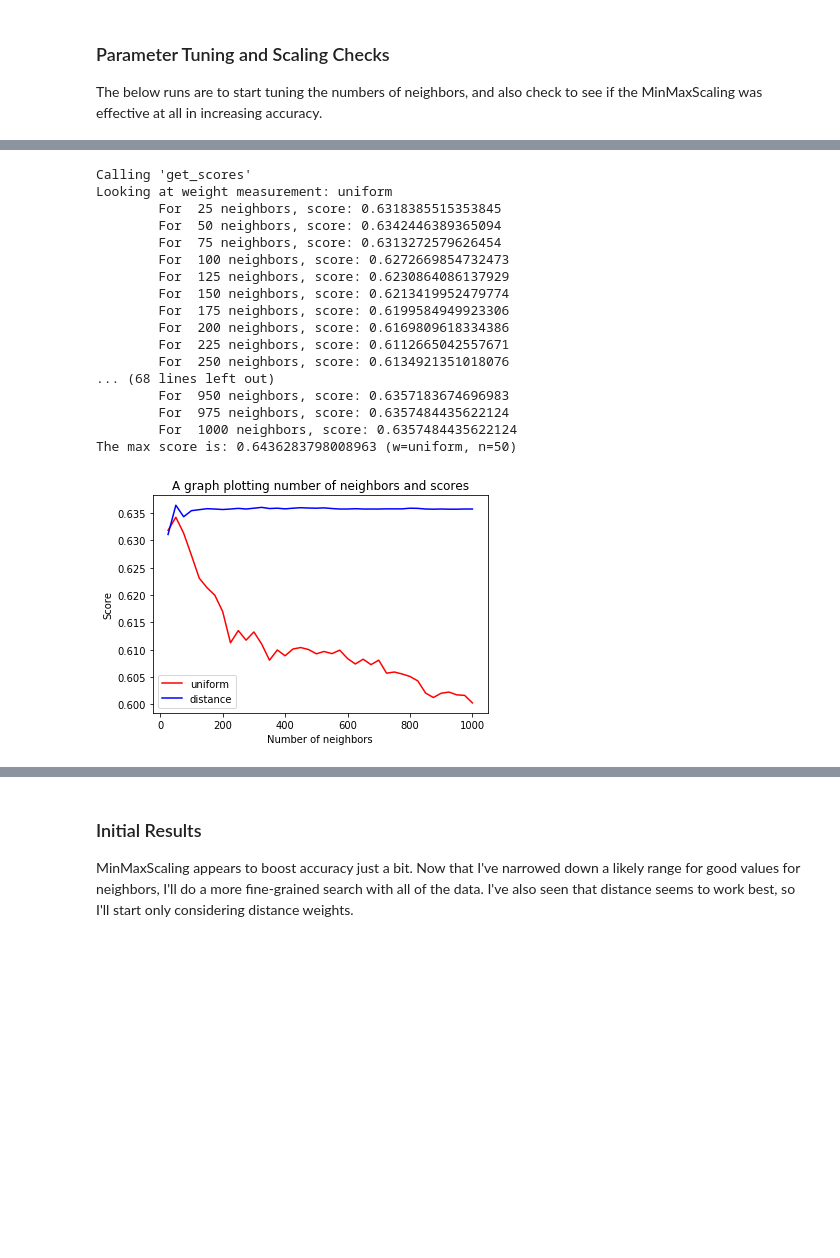
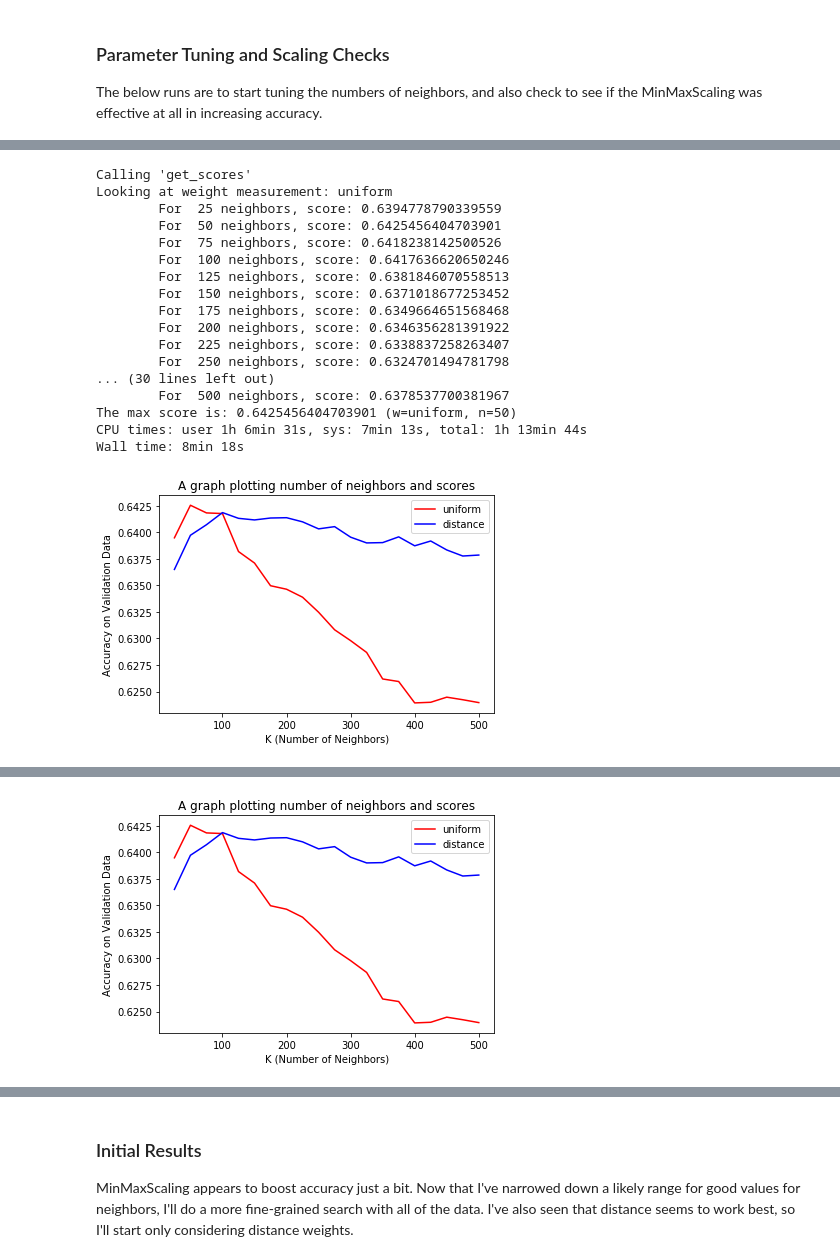
Before and after one commit to michaelmdresser/csci5622project, a Jupyter notebook: erika_knn.ipynb, the cells around one changed output, grey strips where cells are left out. Saved outputs shown, nothing was run; the diff lists cells and outputs as text; code cells hidden in the pictures; blank space fills up the shorter version.

```diff
--- a/erika_knn.ipynb
+++ b/erika_knn.ipynb
@@ -142,11 +158,13 @@ def get_knn_basic_mapper():
     return mapper
 # %%
 %%time
-mapper = get_knn_mapper()
-x_train_base_scaled = mapper.fit_transform(x_train_base)
-x_valid_base_scaled = mapper.transform(x_valid_base)
-x_train_d2v_scaled = mapper.fit_transform(x_train_d2v)
-x_valid_d2v_scaled = mapper.transform(x_valid_d2v)
+scaled_mapper = get_base_scaled_mapper()
+x_train_base_scaled = scaled_mapper.fit_transform(x_train_base)
+x_valid_base_scaled = scaled_mapper.transform(x_valid_base)
+
+ohe_mapper = get_base_ohe_mapper()
+x_train_base_ohe = ohe_mapper.fit_transform(x_train_base)
+x_valid_base_ohe = ohe_mapper.transform(x_valid_base)
 
 basic_mapper = get_knn_basic_mapper()
 x_train_basic_scaled = basic_mapper.fit_transform(x_train_basic)
@@ -188,7 +234,7 @@ def get_scores(n_low, n_high, n_step, x_train, y_train, x_valid, y_valid, weight
                 max_score = (score, w, n, knn)
     return max_score, scores
 # %%
-def plot_scores(scores):
+def plot_scores(scores, title='A graph plotting number of neighbors and scores'):
     fig, ax = plt.subplots()
     colors = ['red', 'blue', 'green', 'purple', 'orange', 'black']
 
@@ -199,11 +245,10 @@ def plot_scores(scores):
         line.set_label(key)
 
     # Label axes
-    ax.set(xlabel='Number of neighbors', ylabel='Score',
-           title='A graph plotting number of neighbors and scores')
+    ax.set(xlabel='K (Number of Neighbors)', ylabel='Accuracy on Validation Data', title=title)
 
     ax.legend()
-    plt.show()
+    return plt
 # %% [markdown]
 <h3>Parameter Tuning and Scaling Checks</h3>
 The below runs are to start tuning the numbers of neighbors, and also check to see if the MinMaxScaling was effective at all in increasing accuracy.
@@ -241,29 +284,28 @@ Wall time: 5min 35s
 # %%
 %%time
-num_samples = 50000
-max_score_base_scaled, scores_base_scaled = get_scores(25, 1000, 25,
-                                         x_train_base_scaled.head(num_samples),
-                                         y_train_base.head(num_samples),
-                                         x_valid_base_scaled.head(num_samples),
-                                         y_valid_base.head(num_samples))
-print("The max score is: {} (w={}, n={})".format(max_score_base[0], max_score_base[1], max_score_base[2]))
+max_score_base_scaled, scores_base_scaled = get_scores(25, 501, 25,
+                                         x_train_base_scaled,
+                                         y_train_base,
+                                         x_valid_base_scaled,
+                                         y_valid_base)
+print("The max score is: {} (w={}, n={})".format(max_score_base_scaled[0], max_score_base_scaled[1], max_score_base_scaled[2]))
 plot_scores(scores_base_scaled)
 # %% [output]
 Calling 'get_scores'
 Looking at weight measurement: uniform
-        For  25 neighbors, score: 0.6318385515353845
-        For  50 neighbors, score: 0.6342446389365094
-        For  75 neighbors, score: 0.6313272579626454
-        For  100 neighbors, score: 0.6272669854732473
-        For  125 neighbors, score: 0.6230864086137929
-        For  150 neighbors, score: 0.6213419952479774
-        For  175 neighbors, score: 0.6199584949923306
-        For  200 neighbors, score: 0.6169809618334386
-        For  225 neighbors, score: 0.6112665042557671
-        For  250 neighbors, score: 0.6134921351018076
-... (68 lines left out)
-        For  950 neighbors, score: 0.6357183674696983
-        For  975 neighbors, score: 0.6357484435622124
-        For  1000 neighbors, score: 0.6357484435622124
-The max score is: 0.6436283798008963 (w=uniform, n=50)
+        For  25 neighbors, score: 0.6394778790339559
+        For  50 neighbors, score: 0.6425456404703901
+        For  75 neighbors, score: 0.6418238142500526
+        For  100 neighbors, score: 0.6417636620650246
+        For  125 neighbors, score: 0.6381846070558513
+        For  150 neighbors, score: 0.6371018677253452
+        For  175 neighbors, score: 0.6349664651568468
+        For  200 neighbors, score: 0.6346356281391922
+        For  225 neighbors, score: 0.6338837258263407
+        For  250 neighbors, score: 0.6324701494781798
+... (30 lines left out)
+        For  500 neighbors, score: 0.6378537700381967
+The max score is: 0.6425456404703901 (w=uniform, n=50)
+CPU times: user 1h 6min 31s, sys: 7min 13s, total: 1h 13min 44s
+Wall time: 8min 18s
-[figure, old version]
+[figure, new version]
@@ -271,0 +312 @@ Wall time: 4min 51s
+[figure, added]
```
Also changed, not shown: parts of 28 cells of this notebook.
